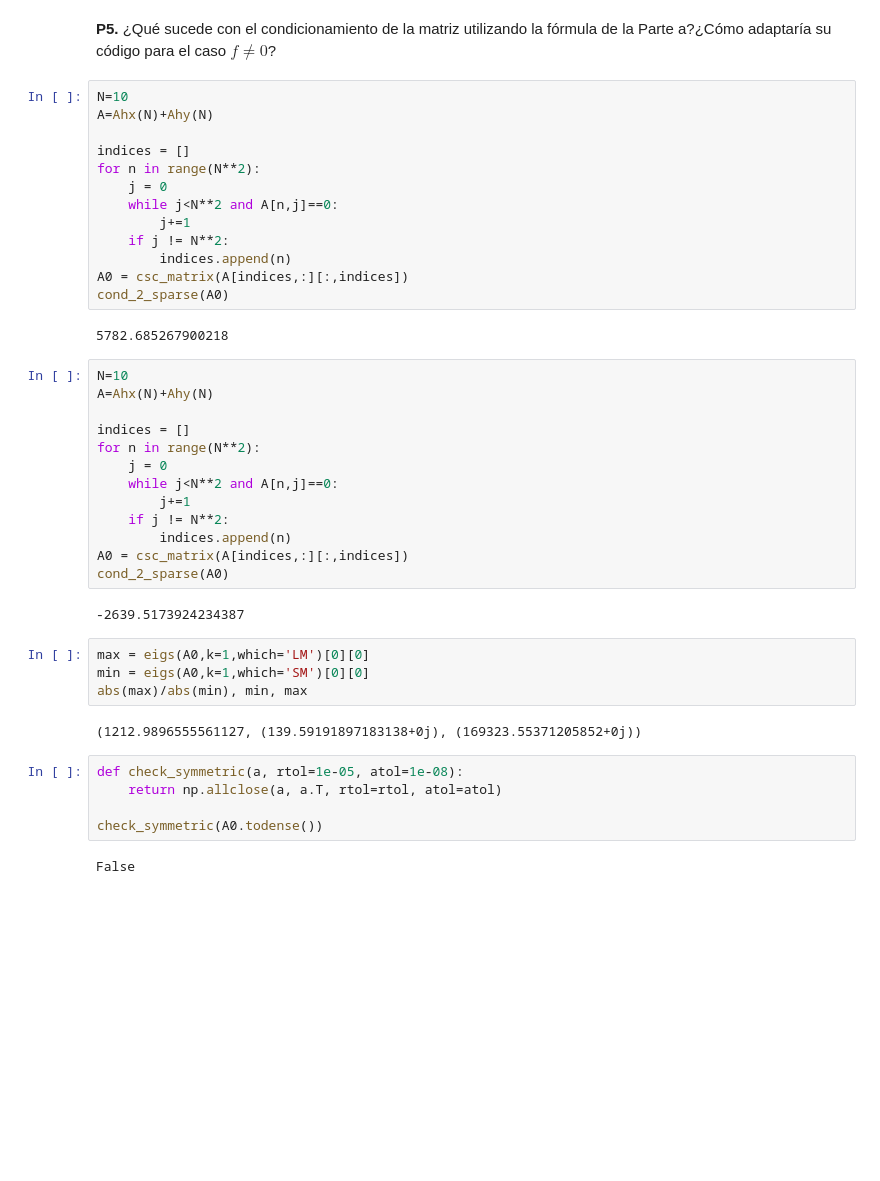
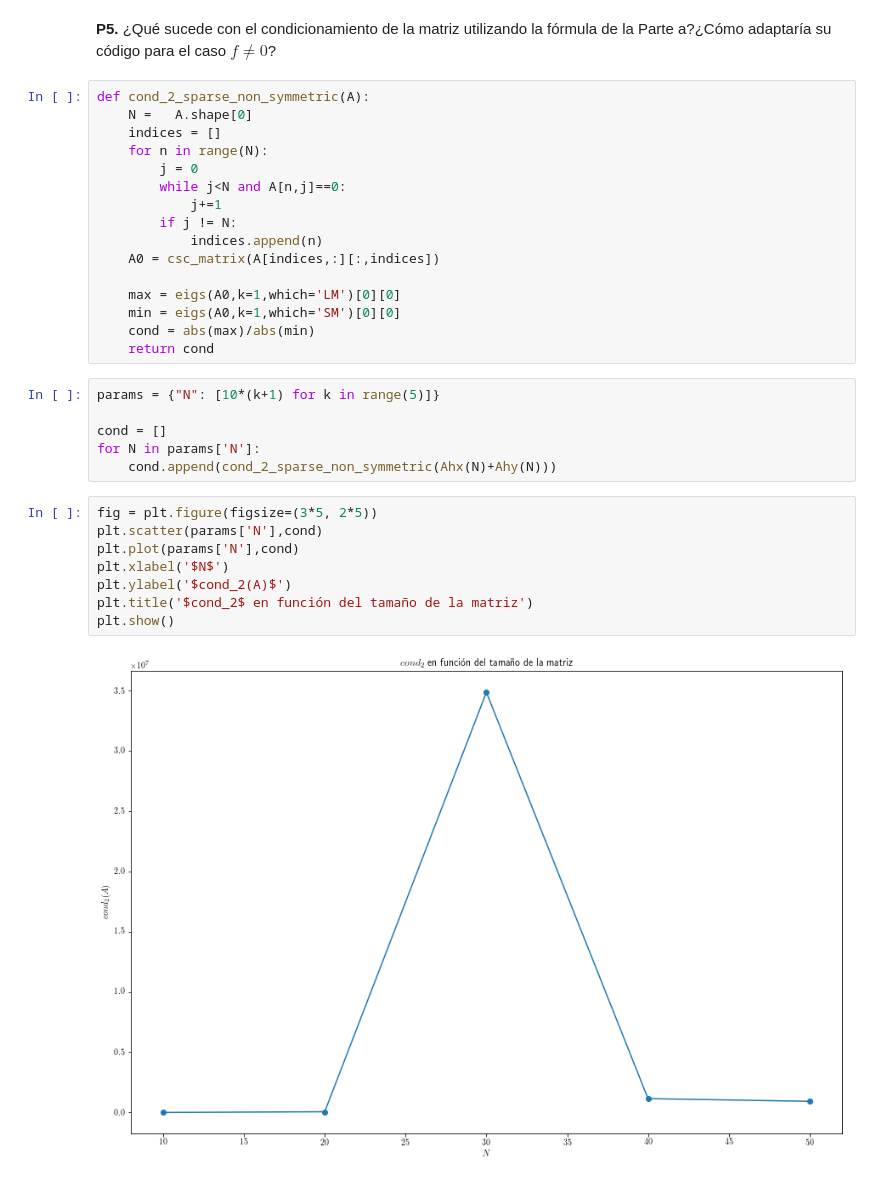
Before and after one commit to furrutiav/labs-edpn, a Jupyter notebook: 20220324152326E6B536140EDFF0__Enunciado___Lab1.ipynb, the cells around one changed output. Cells and saved outputs as stored; diff of their text form; blank space fills up the shorter version.

```diff
--- a/20220324152326E6B536140EDFF0__Enunciado___Lab1.ipynb
+++ b/20220324152326E6B536140EDFF0__Enunciado___Lab1.ipynb
@@ -530,45 +530,34 @@ for k in range(len(params["N"])):
 # %% [markdown]
 **P5.** ¿Qué sucede con el condicionamiento de la matriz utilizando la fórmula de la Parte a?¿Cómo adaptaría su código para el caso $f\neq 0$?
 # %%
-N=10
-A=Ahx(N)+Ahy(N)
+def cond_2_sparse_non_symmetric(A):
+    N =   A.shape[0]
+    indices = []
+    for n in range(N):
+        j = 0
+        while j<N and A[n,j]==0:
+            j+=1
+        if j != N:
+            indices.append(n)
+    A0 = csc_matrix(A[indices,:][:,indices])
 
-indices = []
-for n in range(N**2):
-    j = 0
-    while j<N**2 and A[n,j]==0:
-        j+=1
-    if j != N**2:
-        indices.append(n)
-A0 = csc_matrix(A[indices,:][:,indices])
-cond_2_sparse(A0)
+    max = eigs(A0,k=1,which='LM')[0][0]
+    min = eigs(A0,k=1,which='SM')[0][0]
+    cond = abs(max)/abs(min)
+    return cond
-# %% [output]
-5782.685267900218
-# %%
-N=10
-A=Ahx(N)+Ahy(N)
-
-indices = []
-for n in range(N**2):
-    j = 0
-    while j<N**2 and A[n,j]==0:
-        j+=1
-    if j != N**2:
-        indices.append(n)
-A0 = csc_matrix(A[indices,:][:,indices])
-cond_2_sparse(A0)
-# %% [output]
--2639.5173924234387
-# %%
-max = eigs(A0,k=1,which='LM')[0][0]
-min = eigs(A0,k=1,which='SM')[0][0]
-abs(max)/abs(min), min, max
-# %% [output]
-(1212.9896555561127, (139.59191897183138+0j), (169323.55371205852+0j))
-# %%
-def check_symmetric(a, rtol=1e-05, atol=1e-08):
-    return np.allclose(a, a.T, rtol=rtol, atol=atol)
-
-check_symmetric(A0.todense())
-# %% [output]
-False
+# %%
+params = {"N": [10*(k+1) for k in range(5)]}
+
+cond = []
+for N in params['N']:
+    cond.append(cond_2_sparse_non_symmetric(Ahx(N)+Ahy(N)))
+# %%
+fig = plt.figure(figsize=(3*5, 2*5))
+plt.scatter(params['N'],cond)
+plt.plot(params['N'],cond)
+plt.xlabel('$N$')
+plt.ylabel('$cond_2(A)$')
+plt.title('$cond_2$ en función del tamaño de la matriz')
+plt.show()
+# %% [output]
+[figure, added]
```
